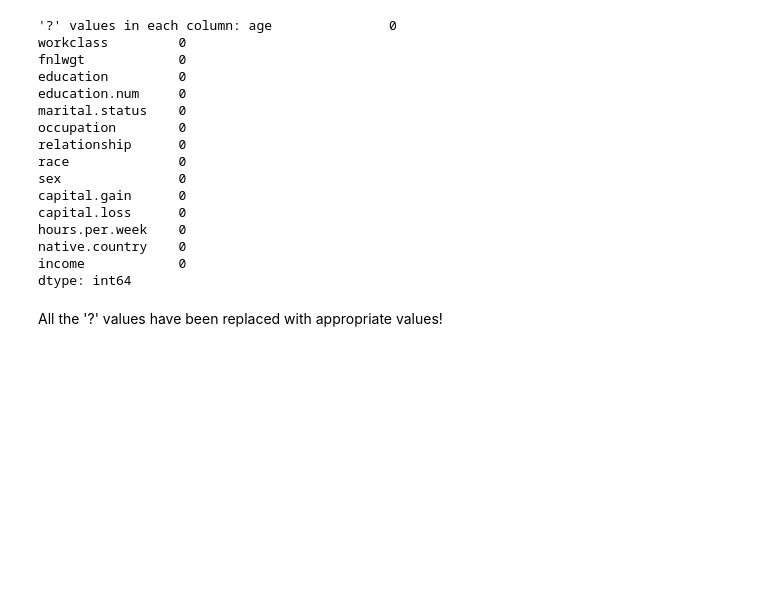
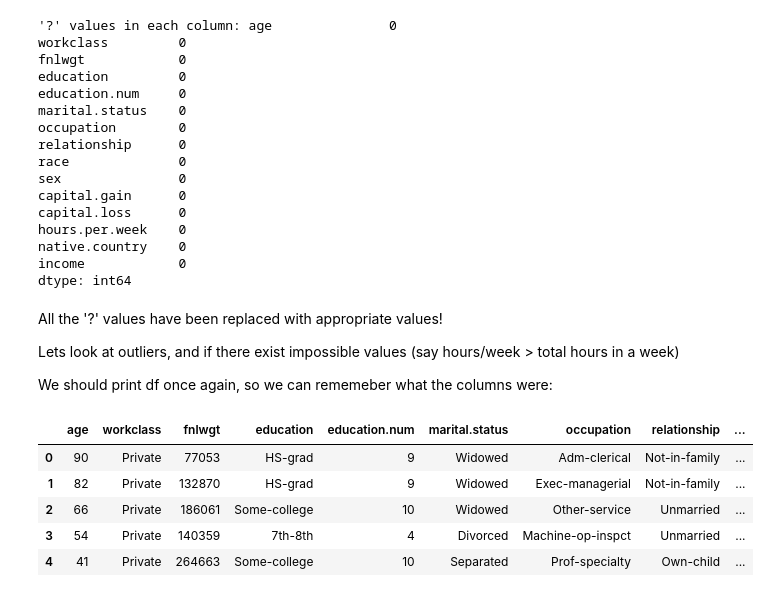
Before and after one commit to Awesome-AI-ML-DELTA25/DataCleaning, a Jupyter notebook: data_cleaning.ipynb, the cells around one changed output. Cells and saved outputs as stored; diff of their text form; code cells hidden in the pictures; blank space fills up the shorter version.

```diff
--- a/data_cleaning.ipynb
+++ b/data_cleaning.ipynb
@@ -493,3 +493,16 @@ income            0
 dtype: int64
 # %% [markdown]
 All the '?' values have been replaced with appropriate values!
+
+Lets look at outliers, and if there exist impossible values (say hours/week > total hours in a week)
+
+We should print df once again, so we can rememeber what the columns were:
+# %%
+df.head() # Display the first 5 rows
+# %% [output]
+|  | age | workclass | fnlwgt | education | education.num | marital.status | occupation | relationship | ... |
+| 0 | 90 | Private | 77053 | HS-grad | 9 | Widowed | Adm-clerical | Not-in-family | ... |
+| 1 | 82 | Private | 132870 | HS-grad | 9 | Widowed | Exec-managerial | Not-in-family | ... |
+| 2 | 66 | Private | 186061 | Some-college | 10 | Widowed | Other-service | Unmarried | ... |
+| 3 | 54 | Private | 140359 | 7th-8th | 4 | Divorced | Machine-op-inspct | Unmarried | ... |
+| 4 | 41 | Private | 264663 | Some-college | 10 | Separated | Prof-specialty | Own-child | ... |
```
Also changed, not shown: parts of 5 cells of this notebook.
